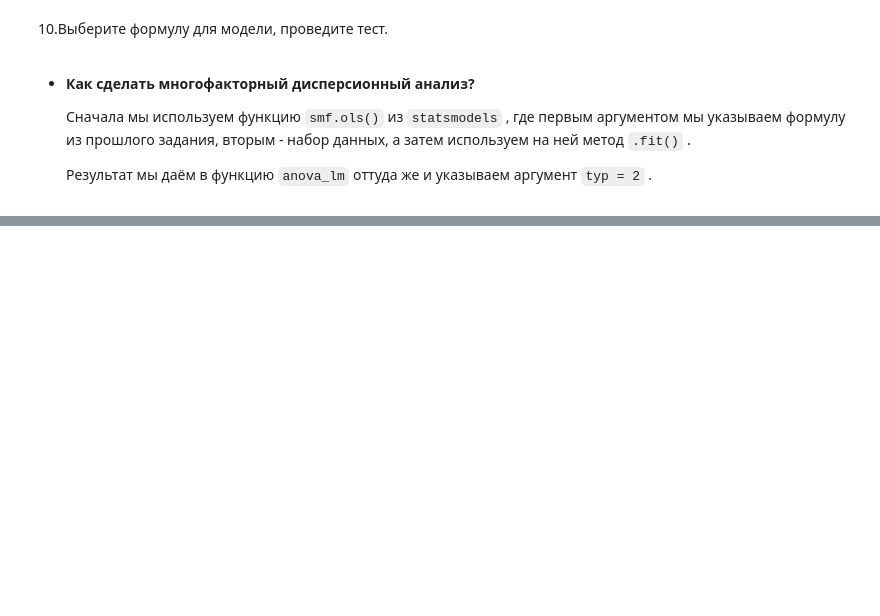
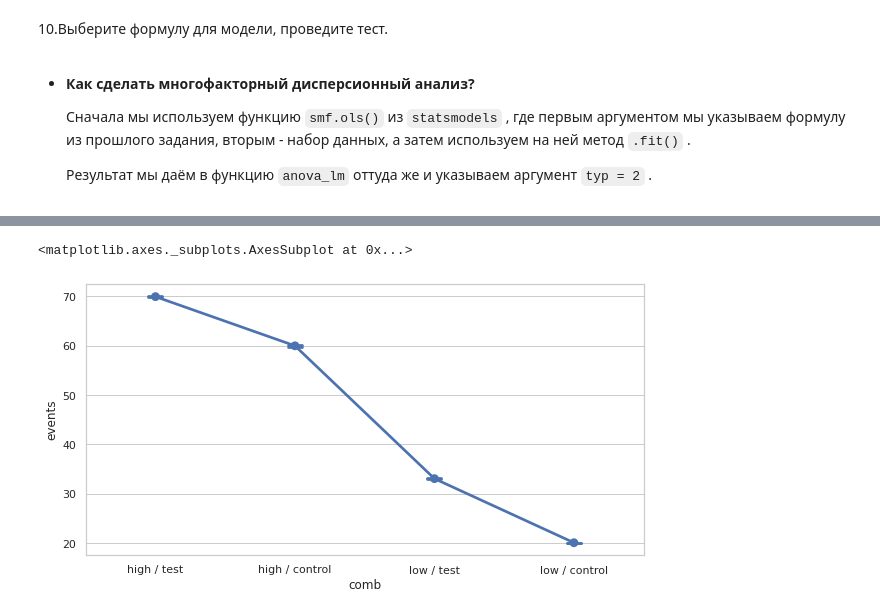
Before and after one commit to VPonomarev42/LearningRep, a Jupyter notebook: stats/stats_miniproject_5.ipynb, the cells around one changed output, grey strips where cells are left out. Cells and saved outputs as stored; diff of their text form; code cells hidden in the pictures; blank space fills up the shorter version.

Commit message:
add last task

```diff
--- a/stats/stats_miniproject_5.ipynb
+++ b/stats/stats_miniproject_5.ipynb
@@ -218,0 +230,3 @@ Cтандартное отклонение для пользователей и
+# %%
+task2['comb'] = task2.segment + ' / ' + task2.group
+task2.head()
@@ -218,0 +251,5 @@ Cтандартное отклонение для пользователей и
+# %%
+sns.pointplot(data=task2, x='comb', y='events', capsize=0.1)
+# %% [output]
+<matplotlib.axes._subplots.AxesSubplot at 0x...>
+[figure, added]
```
Also changed, not shown: parts of 6 cells of this notebook.
